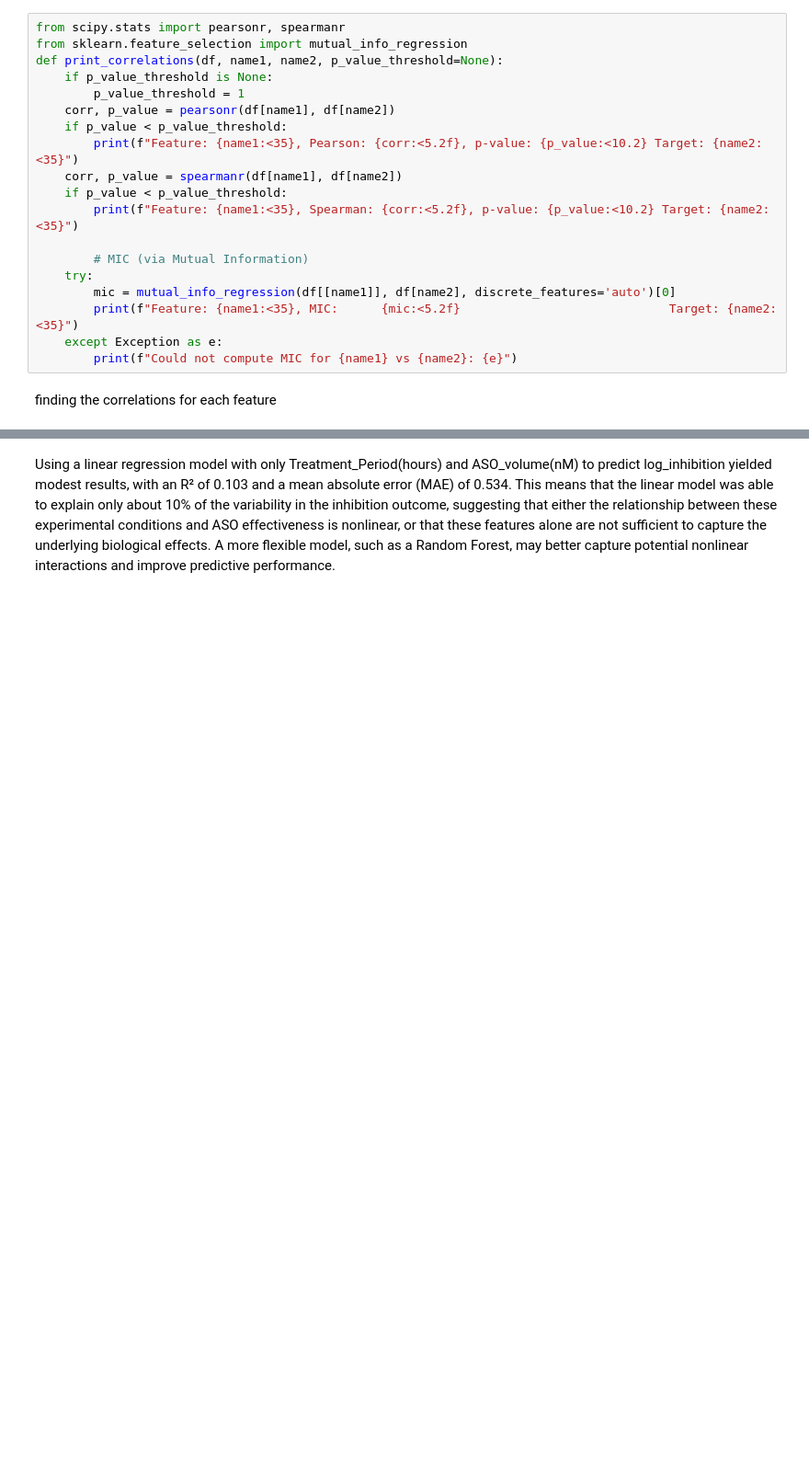
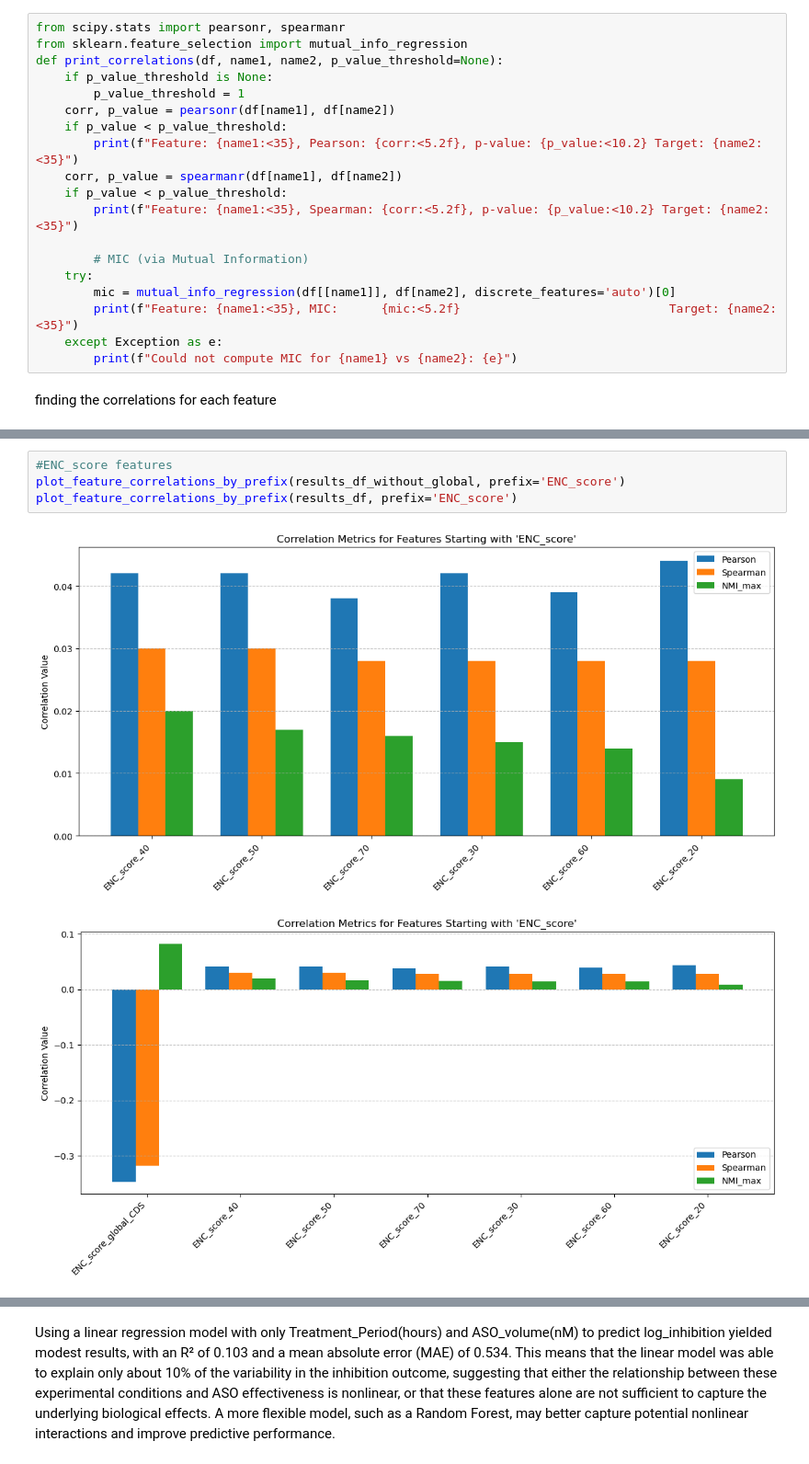
Before and after one commit to RedPenguin100/ASOdesign, a Jupyter notebook: scripts/niv/niv_new_model.ipynb, the cells around one changed output, grey strips where cells are left out. Shown at 92% size. Saved outputs shown, nothing was run; the diff lists cells and outputs as text; blank space fills up the shorter version.

```diff
--- a/scripts/niv/niv_new_model.ipynb
+++ b/scripts/niv/niv_new_model.ipynb
@@ -92,0 +314,7 @@ display(results_df)
+# %%
+#ENC_score features
+plot_feature_correlations_by_prefix(results_df_without_global, prefix='ENC_score')
+plot_feature_correlations_by_prefix(results_df, prefix='ENC_score')
+# %% [output]
+[figure, added]
+[figure, added]
```
Also changed, not shown: parts of 54 cells of this notebook, 2 other files.
